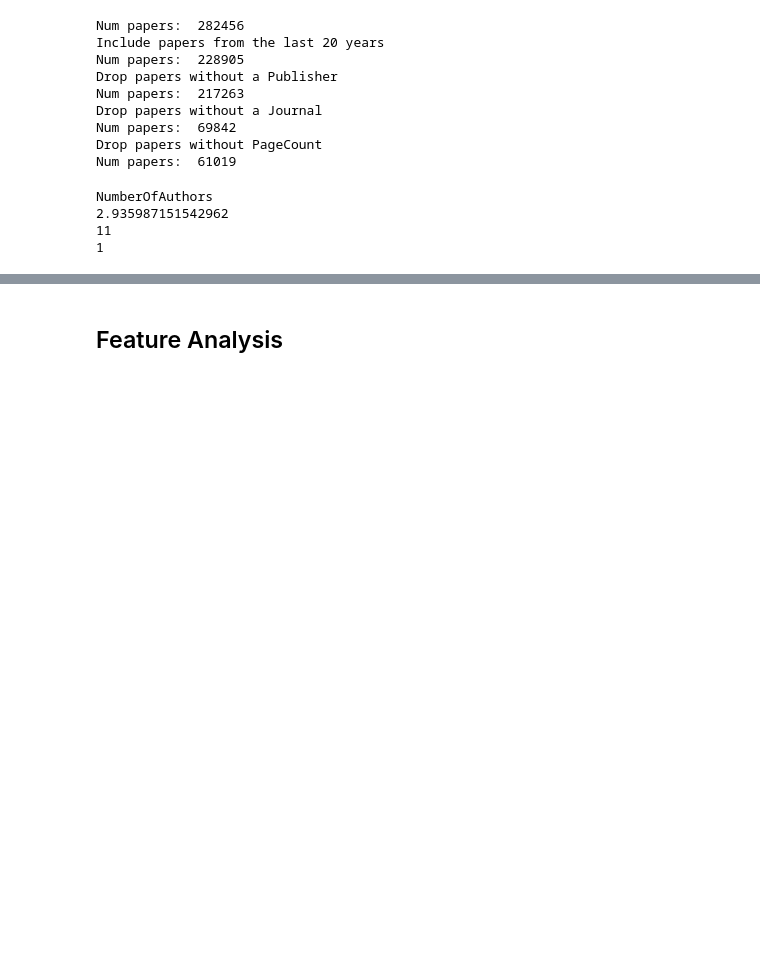
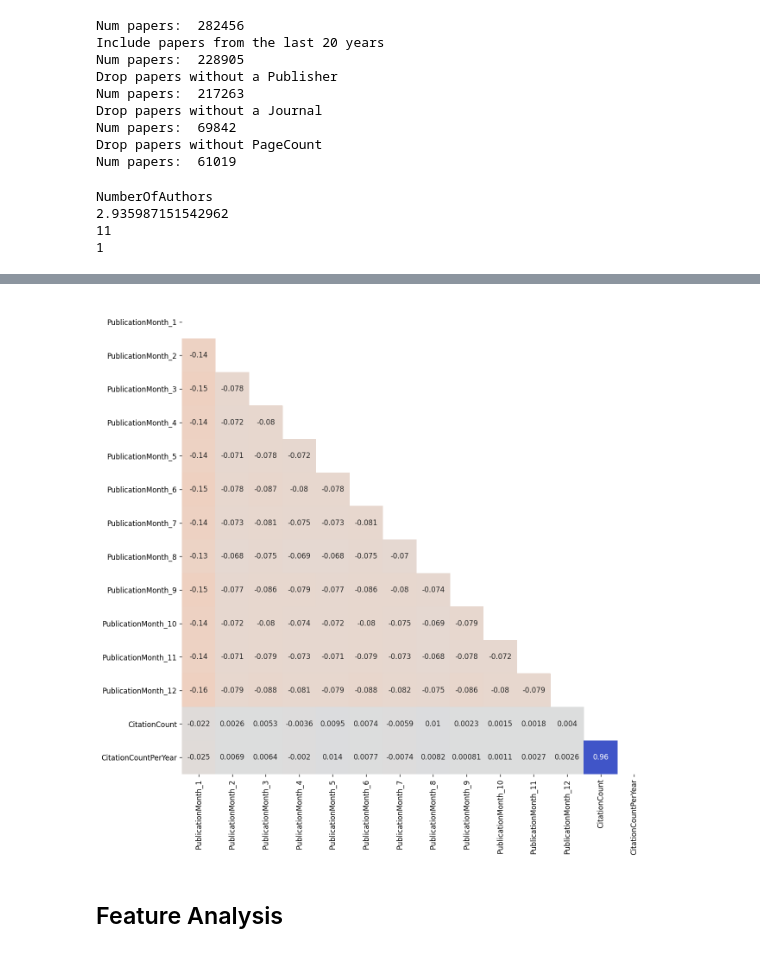
Before and after one commit to anton164/predicting-citation-counts, a Jupyter notebook: notebooks/compile_dataset.ipynb, the cells around one changed output, grey strips where cells are left out. Cells and saved outputs as stored; diff of their text form; code cells hidden in the pictures; blank space fills up the shorter version.

```diff
--- a/notebooks/compile_dataset.ipynb
+++ b/notebooks/compile_dataset.ipynb
@@ -96,16 +96,3 @@ NumberOfAuthors
 2.935987151542962
 11
 1
-# %%
-def add_publication_month_feature(doc):
-    return int(doc["PublishedDate"].split('-')[1])
-
-df = df.assign(
-    PublicationMonth=df.apply(add_publication_month_feature, axis=1)
-)
-
-
-print("PublicationMonth")
-print(df["PublicationMonth"].mean())
-print(df["PublicationMonth"].max())
-print(df["PublicationMonth"].min())
@@ -116,0 +99,18 @@ PublicationMonth
+# %%
+def add_publication_month_feature(doc, month):
+    published_month = int(doc["PublishedDate"].split('-')[1])
+    return 1 if published_month == month else 0
+
+publication_month_features = []
+
+for m in range(1, 13):
+    month_feature = "PublicationMonth_{}".format(m)
+    df[month_feature] = df.apply(
+        lambda doc: add_publication_month_feature(doc, m),
+        axis=1
+    )
+    publication_month_features.append(month_feature)
+
+print("PublicationMonth")
+for month_feature in publication_month_features:
+    print(month_feature, df[df[month_feature] == 1].shape[0])
@@ -117,3 +131,10 @@ PublicationMonth
+# %%
+correlation(df, columns=publication_month_features+ [
+    "CitationCount",
+    "CitationCountPerYear"
+])
+# %% [output]
+[figure, added]
 # %%
 # Add processed abstract col
 from nlp_tools import (
```
Also changed, not shown: parts of 5 cells of this notebook, 2 other files.
